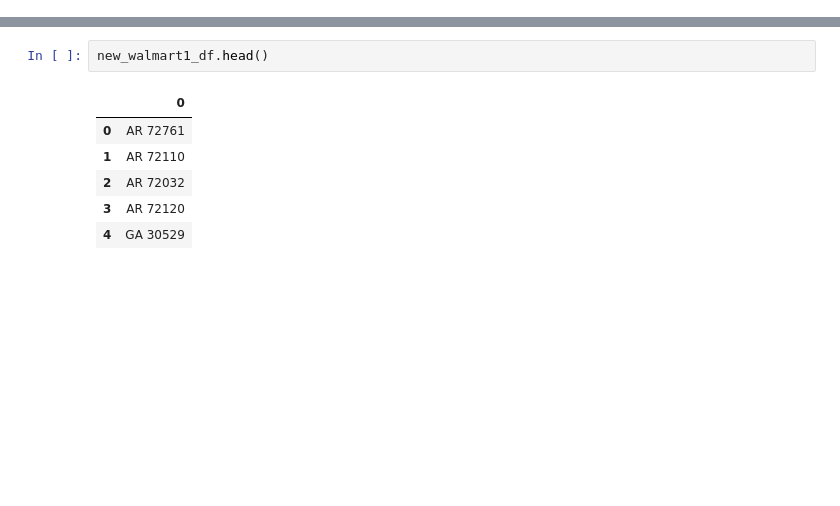
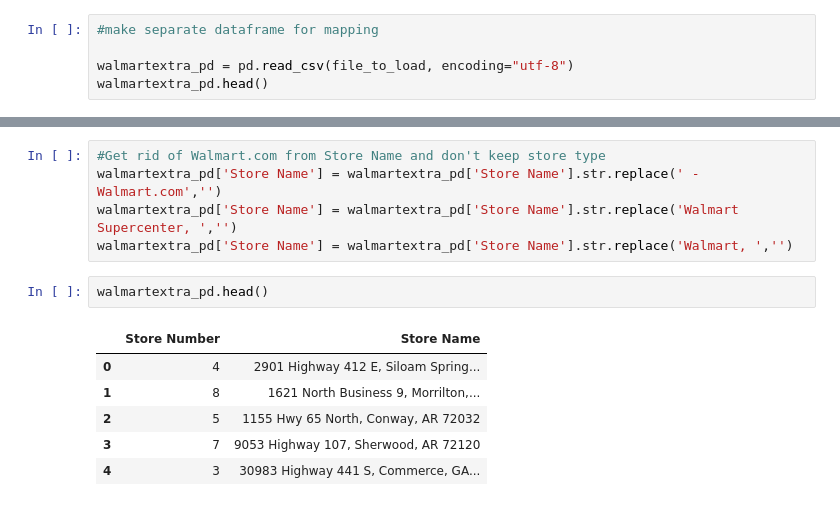
Before and after one commit to deedeeshaw/Project-DERK, a Jupyter notebook: WalmartAnalysis.ipynb, the cells around one changed output, grey strips where cells are left out. Cells and saved outputs as stored; diff of their text form; blank space fills up the shorter version.

```diff
--- a/WalmartAnalysis.ipynb
+++ b/WalmartAnalysis.ipynb
@@ -71,0 +113,5 @@ new_walmart1_df = new_walmart1_df["Rest"].str.split("  ", n = 0, expand = True)
+# %%
+#make separate dataframe for mapping
+
+walmartextra_pd = pd.read_csv(file_to_load, encoding="utf-8")
+walmartextra_pd.head()
@@ -72,9 +125,14 @@ new_walmart1_df = new_walmart1_df["Rest"].str.split("  ", n = 0, expand = True)
+# %%
+#Get rid of Walmart.com from Store Name and don't keep store type
+walmartextra_pd['Store Name'] = walmartextra_pd['Store Name'].str.replace(' - Walmart.com','')
+walmartextra_pd['Store Name'] = walmartextra_pd['Store Name'].str.replace('Walmart Supercenter, ','')
+walmartextra_pd['Store Name'] = walmartextra_pd['Store Name'].str.replace('Walmart, ','')
 # %%
-new_walmart1_df.head()
+walmartextra_pd.head()
 # %% [output]
-|  | 0 |
-| 0 | AR 72761 |
-| 1 | AR 72110 |
-| 2 | AR 72032 |
-| 3 | AR 72120 |
-| 4 | GA 30529 |
+|  | Store Number | Store Name |
+| 0 | 4 | 2901 Highway 412 E, Siloam Spring... |
+| 1 | 8 | 1621 North Business 9, Morrilton,... |
+| 2 | 5 | 1155 Hwy 65 North, Conway, AR 72032 |
+| 3 | 7 | 9053 Highway 107, Sherwood, AR 72120 |
+| 4 | 3 | 30983 Highway 441 S, Commerce, GA... |
```
Also changed, not shown: parts of 22 cells of this notebook, 4 other files.
